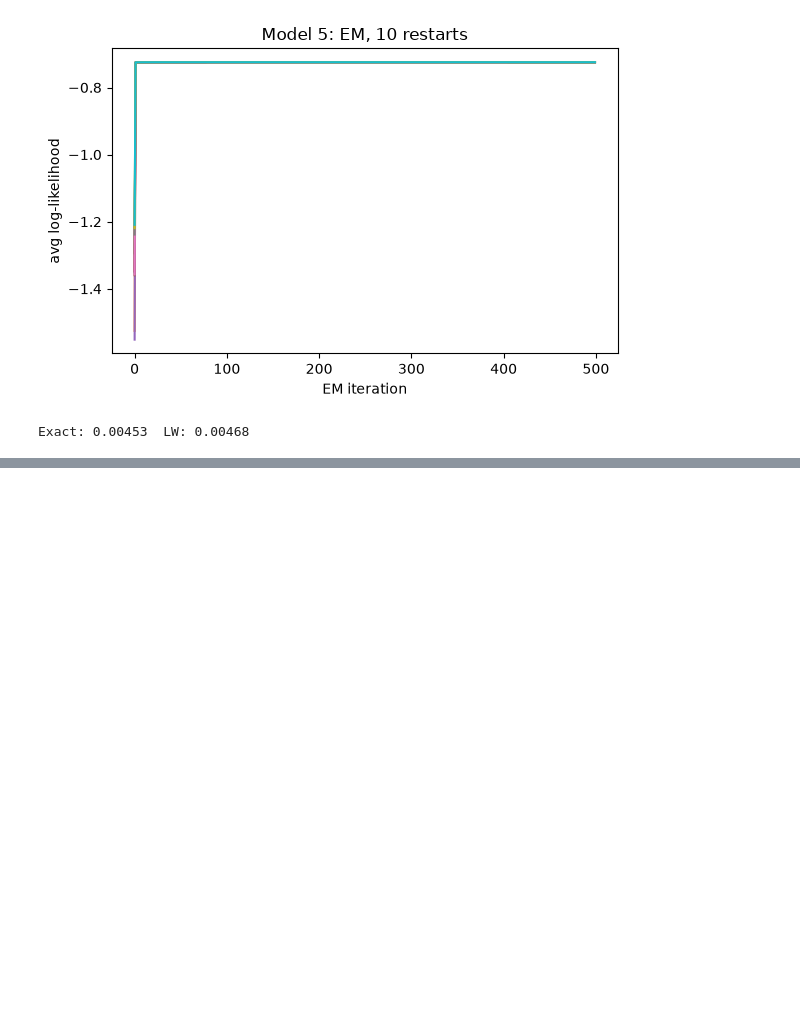
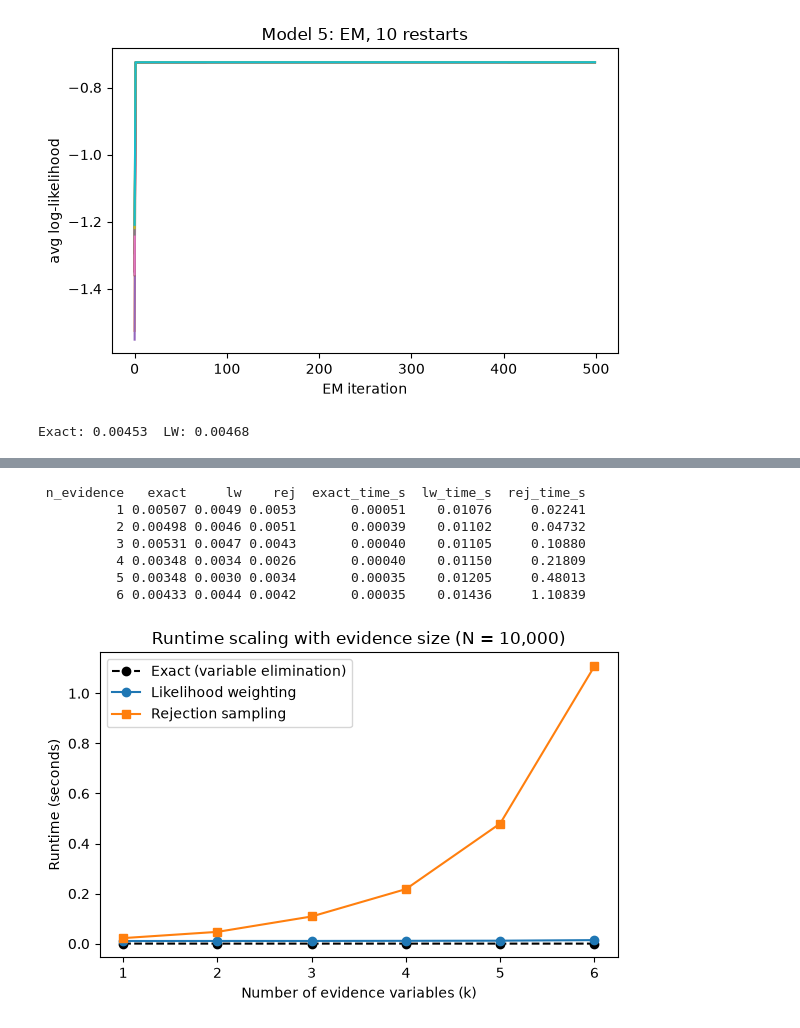
Before and after one commit to BenMiller0/CSE_150A_IG_REELS, a Jupyter notebook: code/ig_reel_virality.ipynb, the cells around one changed output, grey strips where cells are left out. Saved outputs shown, nothing was run; the diff lists cells and outputs as text; code cells hidden in the pictures; blank space fills up the shorter version.

```diff
--- a/code/ig_reel_virality.ipynb
+++ b/code/ig_reel_virality.ipynb
@@ -467,0 +563,59 @@ Exact: 0.00453  LW: 0.00468
+# %%
+# Seeing how runtime scales as we add more evidence variables
+ev_order = [H, F, R, T, A, I]
+n_scale = 10_000  # fixed sample size (makes rejection sampling fast)
+
+scale_rows = []
+for k in range(1, len(ev_order) + 1):
+    # Condition on the first k features all being 1 (makes evidence rarer as k grows)
+    ev = {f: 1 for f in ev_order[:k]}
+
+    # Time exact inference
+    t0 = time.perf_counter()
+    pe = exact_p(baseline, ev)
+    te = time.perf_counter() - t0
+
+    # Time likelihood weighting
+    t0 = time.perf_counter()
+    pl = lw_estimate(baseline, ev, n_scale, seed=0)
+    tl = time.perf_counter() - t0
+
+    # Time rejection sampling (has to discard more samples as k increases)
+    t0 = time.perf_counter()
+    pr, _ = rejection_estimate(baseline, ev, n_scale, seed=0)
+    tr = time.perf_counter() - t0
+
+    scale_rows.append({
+        "n_evidence": k,
+        "exact": pe,
+        "lw": pl,
+        "rej": pr,
+        "exact_time_s": te,
+        "lw_time_s": tl,
+        "rej_time_s": tr,
+    })
+
+scale_df = pd.DataFrame(scale_rows)
+print(scale_df.round(5).to_string(index=False))
+
+# Plot
+fig, ax = plt.subplots(figsize=(6, 4))
+ax.plot(scale_df["n_evidence"], scale_df["exact_time_s"], "k--o", label="Exact (variable elimination)")
+ax.plot(scale_df["n_evidence"], scale_df["lw_time_s"], "o-", label="Likelihood weighting")
+ax.plot(scale_df["n_evidence"], scale_df["rej_time_s"], "s-", label="Rejection sampling")
+ax.set_xlabel("Number of evidence variables (k)")
+ax.set_ylabel("Runtime (seconds)")
+ax.set_title(f"Runtime scaling with evidence size (N = {n_scale:,})")
+ax.set_xticks(range(1, len(ev_order) + 1))
+ax.legend()
+plt.tight_layout()
+plt.show()
+# %% [output]
+ n_evidence   exact     lw    rej  exact_time_s  lw_time_s  rej_time_s
+          1 0.00507 0.0049 0.0053       0.00051    0.01076     0.02241
+          2 0.00498 0.0046 0.0051       0.00039    0.01102     0.04732
+          3 0.00531 0.0047 0.0043       0.00040    0.01105     0.10880
+          4 0.00348 0.0034 0.0026       0.00040    0.01150     0.21809
+          5 0.00348 0.0030 0.0034       0.00035    0.01205     0.48013
+          6 0.00433 0.0044 0.0042       0.00035    0.01436     1.10839
+[figure, added]
```
Also changed, not shown: parts of 2 cells of this notebook.
